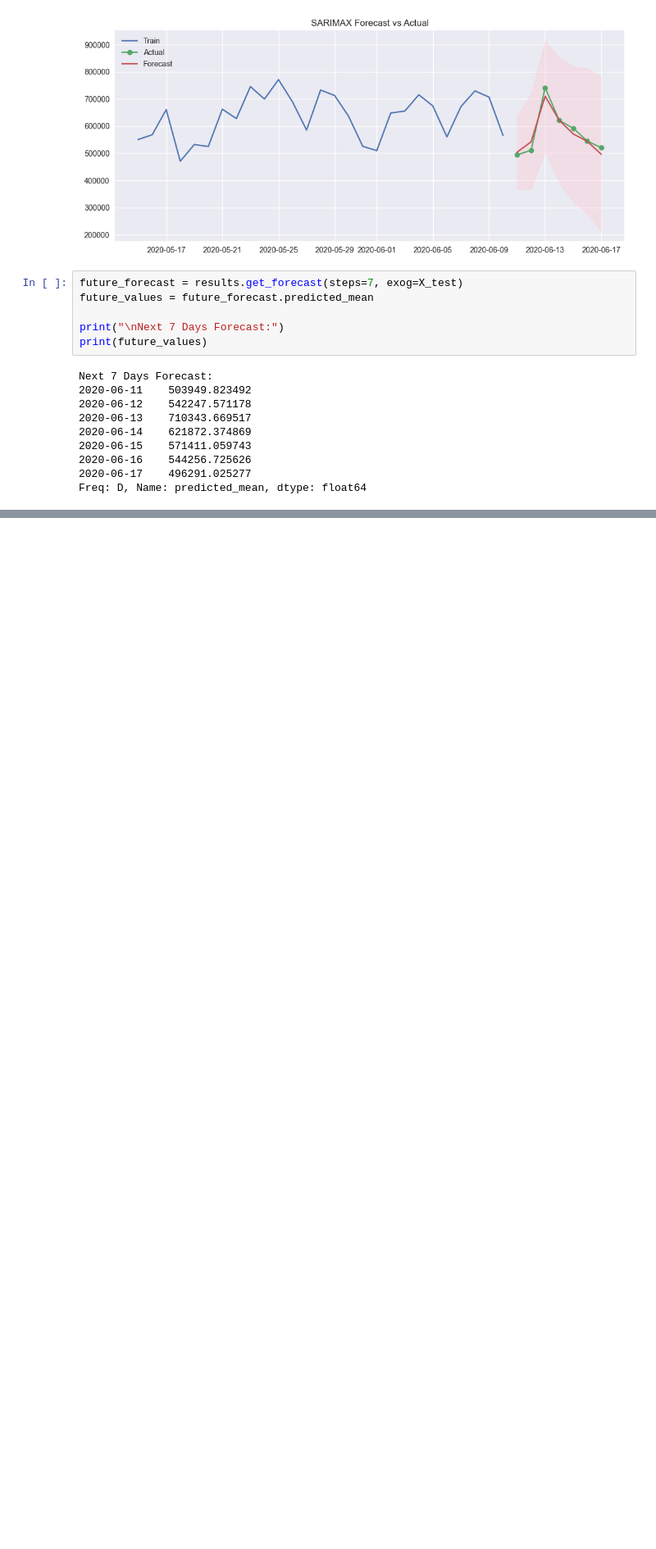
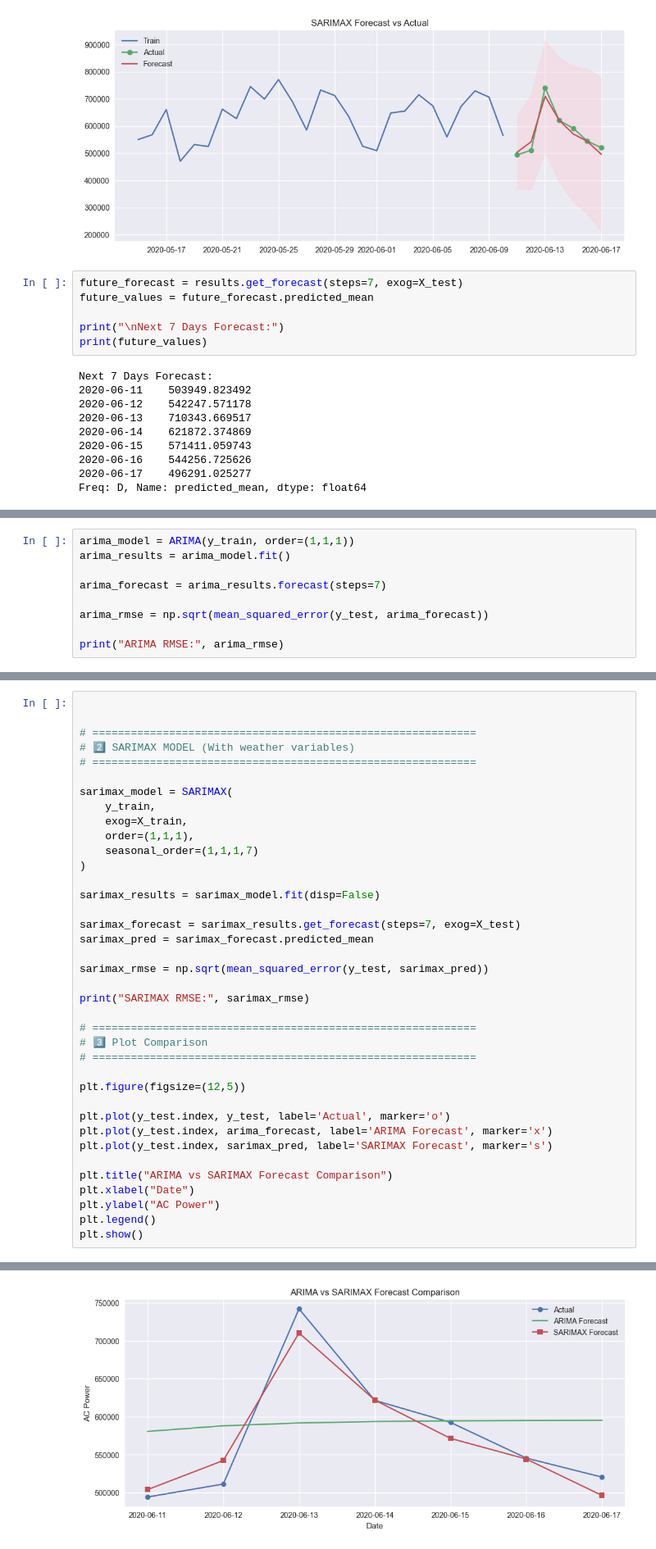
Before and after one commit to sanodyaJinadasa/Solar-Power-Generation-Forecasting, a Jupyter notebook: analysis.ipynb, the cells around one changed output, grey strips where cells are left out. Shown at 82% size. Cells and saved outputs as stored; diff of their text form; blank space fills up the shorter version.

```diff
--- a/analysis.ipynb
+++ b/analysis.ipynb
@@ -202,0 +205,9 @@ Freq: D, Name: predicted_mean, dtype: float64
+# %%
+arima_model = ARIMA(y_train, order=(1,1,1))
+arima_results = arima_model.fit()
+
+arima_forecast = arima_results.forecast(steps=7)
+
+arima_rmse = np.sqrt(mean_squared_error(y_test, arima_forecast))
+
+print("ARIMA RMSE:", arima_rmse)
@@ -202,0 +216,39 @@ Freq: D, Name: predicted_mean, dtype: float64
+# %%
+
+
+# ============================================================
+# 2️⃣ SARIMAX MODEL (With weather variables)
+# ============================================================
+
+sarimax_model = SARIMAX(
+    y_train,
+    exog=X_train,
+    order=(1,1,1),
+    seasonal_order=(1,1,1,7)
+)
+
+sarimax_results = sarimax_model.fit(disp=False)
+
+sarimax_forecast = sarimax_results.get_forecast(steps=7, exog=X_test)
+sarimax_pred = sarimax_forecast.predicted_mean
+
+sarimax_rmse = np.sqrt(mean_squared_error(y_test, sarimax_pred))
+
+print("SARIMAX RMSE:", sarimax_rmse)
+
+# ============================================================
+# 3️⃣ Plot Comparison
+# ============================================================
+
+plt.figure(figsize=(12,5))
+
+plt.plot(y_test.index, y_test, label='Actual', marker='o')
+plt.plot(y_test.index, arima_forecast, label='ARIMA Forecast', marker='x')
+plt.plot(y_test.index, sarimax_pred, label='SARIMAX Forecast', marker='s')
+
+plt.title("ARIMA vs SARIMAX Forecast Comparison")
+plt.xlabel("Date")
+plt.ylabel("AC Power")
+plt.legend()
+plt.show()
+# %% [output]
@@ -202,0 +256 @@ Freq: D, Name: predicted_mean, dtype: float64
+[figure, added]
```
Also changed, not shown: parts of 7 cells of this notebook.
